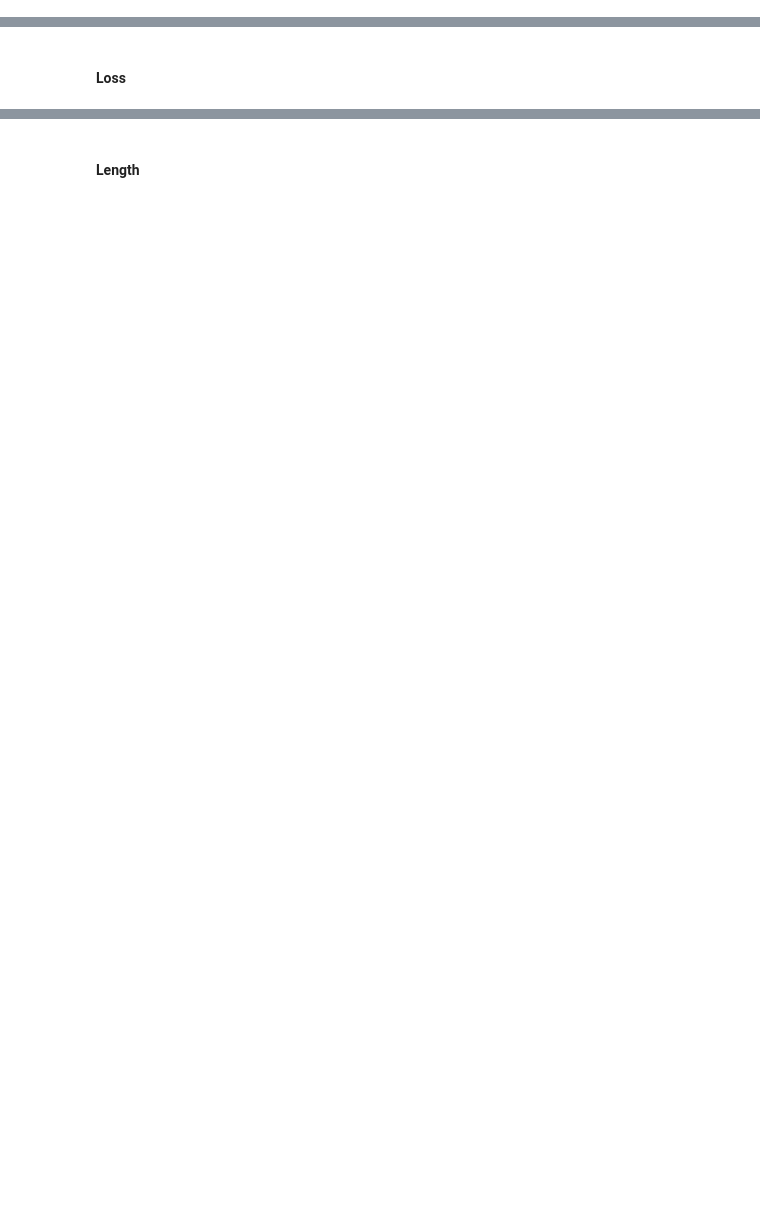
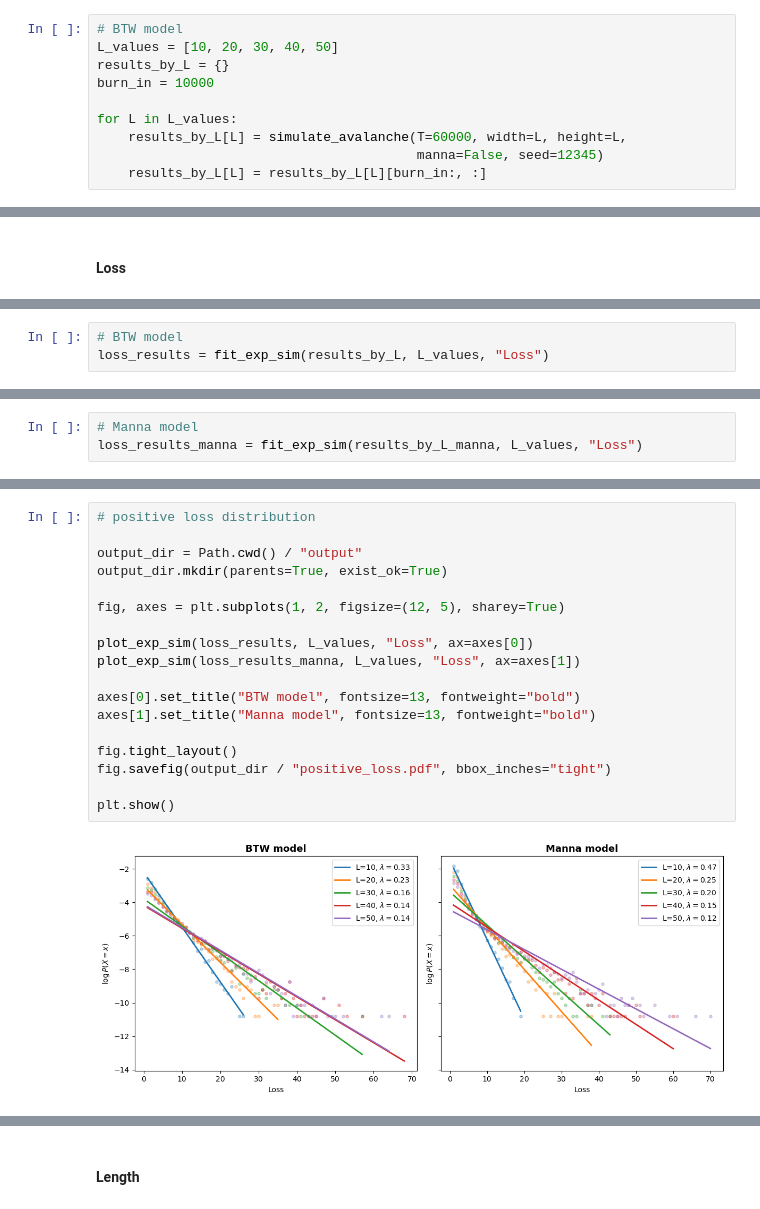
Before and after one commit to yingtan11/FinalReport, a Jupyter notebook: python/sandpile.ipynb, the cells around one changed output, grey strips where cells are left out. Cells and saved outputs as stored; diff of their text form; blank space fills up the shorter version.

```diff
--- a/python/sandpile.ipynb
+++ b/python/sandpile.ipynb
@@ -779,0 +1053,10 @@ def select_powerlaw_cutoff_length(
+# %%
+# BTW model
+L_values = [10, 20, 30, 40, 50]
+results_by_L = {}
+burn_in = 10000
+
+for L in L_values:
+    results_by_L[L] = simulate_avalanche(T=60000, width=L, height=L,
+                                         manna=False, seed=12345)
+    results_by_L[L] = results_by_L[L][burn_in:, :]
@@ -1467,0 +1402,3 @@ plt.show()
+# %%
+# BTW model
+loss_results = fit_exp_sim(results_by_L, L_values, "Loss")
@@ -1467,0 +1411,3 @@ plt.show()
+# %%
+# Manna model
+loss_results_manna = fit_exp_sim(results_by_L_manna, L_values, "Loss")
@@ -1467,0 +1420,20 @@ plt.show()
+# %%
+# positive loss distribution
+
+output_dir = Path.cwd() / "output"
+output_dir.mkdir(parents=True, exist_ok=True)
+
+fig, axes = plt.subplots(1, 2, figsize=(12, 5), sharey=True)
+
+plot_exp_sim(loss_results, L_values, "Loss", ax=axes[0])
+plot_exp_sim(loss_results_manna, L_values, "Loss", ax=axes[1])
+
+axes[0].set_title("BTW model", fontsize=13, fontweight="bold")
+axes[1].set_title("Manna model", fontsize=13, fontweight="bold")
+
+fig.tight_layout()
+fig.savefig(output_dir / "positive_loss.pdf", bbox_inches="tight")
+
+plt.show()
+# %% [output]
+[figure, added]
```
Also changed, not shown: parts of 164 cells of this notebook, 11 other files.
